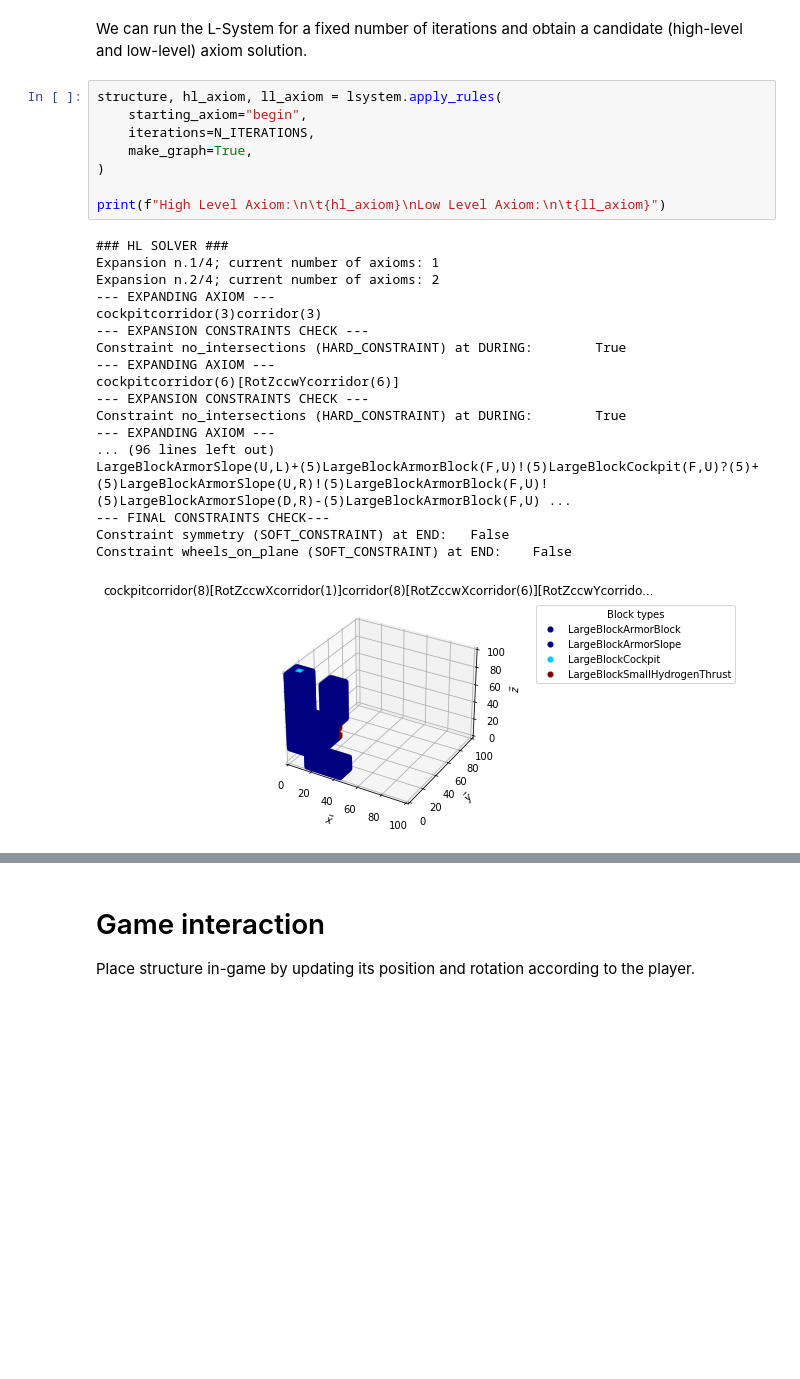
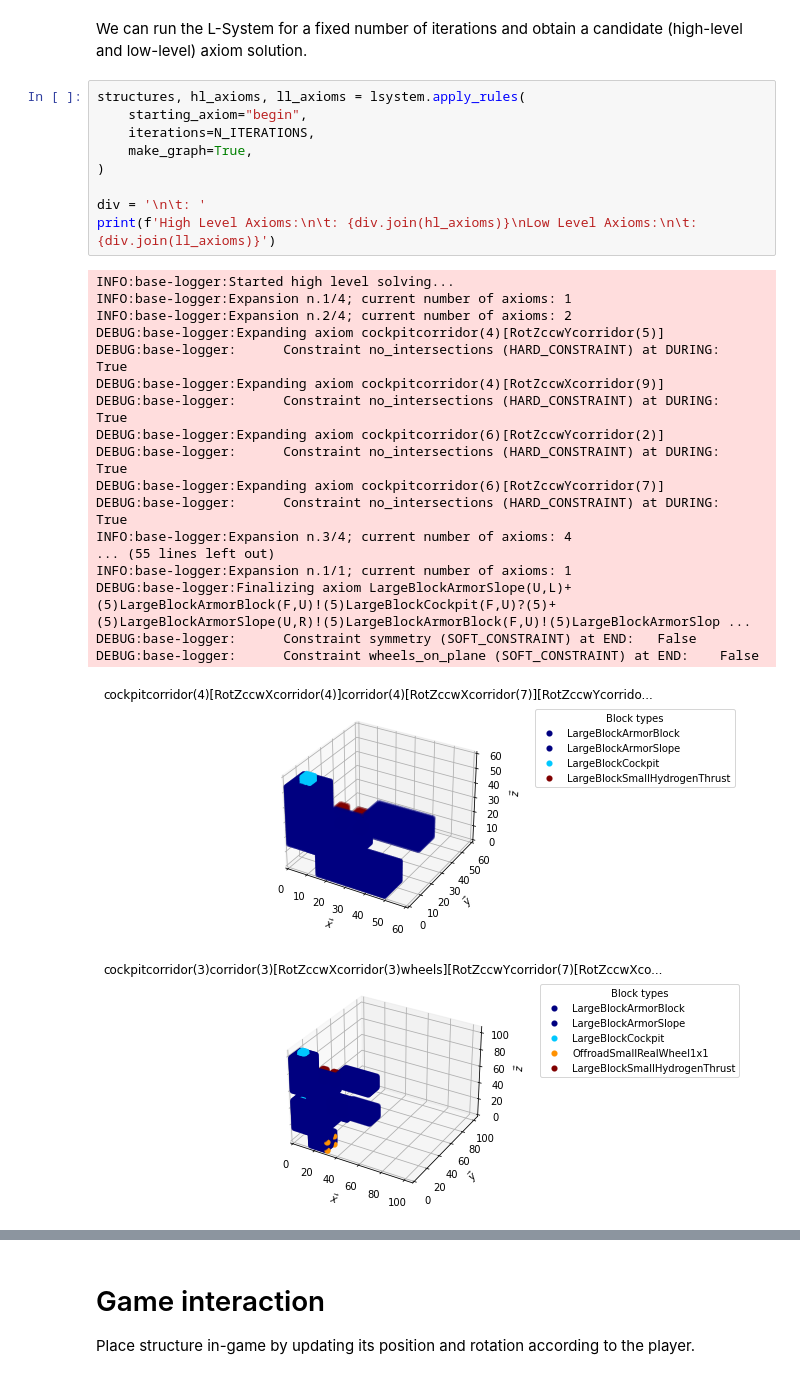
Before and after one commit to arayabrain/space-engineers-ai-spaceship-generator, a Jupyter notebook: l-system/l-system-demo.ipynb, the cells around one changed output, grey strips where cells are left out. Cells and saved outputs as stored; diff of their text form; blank space fills up the shorter version.

Commit message:
Update L-system
Update L-system to produce multiple sat axioms instead of just one.

```diff
--- a/l-system/l-system-demo.ipynb
+++ b/l-system/l-system-demo.ipynb
@@ -212,29 +218,31 @@ lsystem.add_ll_constraint(c=wopc)
 # %% [markdown]
 We can run the L-System for a fixed number of iterations and obtain a candidate (high-level and low-level) axiom solution.
 # %%
-structure, hl_axiom, ll_axiom = lsystem.apply_rules(
+structures, hl_axioms, ll_axioms = lsystem.apply_rules(
     starting_axiom="begin",
     iterations=N_ITERATIONS,
     make_graph=True,
 )
 
-print(f"High Level Axiom:\n\t{hl_axiom}\nLow Level Axiom:\n\t{ll_axiom}")
+div = '\n\t: '
+print(f'High Level Axioms:\n\t: {div.join(hl_axioms)}\nLow Level Axioms:\n\t: {div.join(ll_axioms)}')
 # %% [output]
-### HL SOLVER ###
-Expansion n.1/4; current number of axioms: 1
-Expansion n.2/4; current number of axioms: 2
---- EXPANDING AXIOM ---
-cockpitcorridor(3)corridor(3)
---- EXPANSION CONSTRAINTS CHECK ---
-Constraint no_intersections (HARD_CONSTRAINT) at DURING:        True
---- EXPANDING AXIOM ---
-cockpitcorridor(6)[RotZccwYcorridor(6)]
---- EXPANSION CONSTRAINTS CHECK ---
-Constraint no_intersections (HARD_CONSTRAINT) at DURING:        True
---- EXPANDING AXIOM ---
-... (96 lines left out)
-LargeBlockArmorSlope(U,L)+(5)LargeBlockArmorBlock(F,U)!(5)LargeBlockCockpit(F,U)?(5)+(5)LargeBlockArmorSlope(U,R)!(5)LargeBlockArmorBlock(F,U)!(5)LargeBlockArmorSlope(D,R)-(5)LargeBlockArmorBlock(F,U) ...
---- FINAL CONSTRAINTS CHECK---
-Constraint symmetry (SOFT_CONSTRAINT) at END:   False
-Constraint wheels_on_plane (SOFT_CONSTRAINT) at END:    False
+INFO:base-logger:Started high level solving...
+INFO:base-logger:Expansion n.1/4; current number of axioms: 1
+INFO:base-logger:Expansion n.2/4; current number of axioms: 2
+DEBUG:base-logger:Expanding axiom cockpitcorridor(4)[RotZccwYcorridor(5)]
+DEBUG:base-logger:      Constraint no_intersections (HARD_CONSTRAINT) at DURING:        True
+DEBUG:base-logger:Expanding axiom cockpitcorridor(4)[RotZccwXcorridor(9)]
+DEBUG:base-logger:      Constraint no_intersections (HARD_CONSTRAINT) at DURING:        True
+DEBUG:base-logger:Expanding axiom cockpitcorridor(6)[RotZccwYcorridor(2)]
+DEBUG:base-logger:      Constraint no_intersections (HARD_CONSTRAINT) at DURING:        True
+DEBUG:base-logger:Expanding axiom cockpitcorridor(6)[RotZccwYcorridor(7)]
+DEBUG:base-logger:      Constraint no_intersections (HARD_CONSTRAINT) at DURING:        True
+INFO:base-logger:Expansion n.3/4; current number of axioms: 4
+... (55 lines left out)
+INFO:base-logger:Expansion n.1/1; current number of axioms: 1
+DEBUG:base-logger:Finalizing axiom LargeBlockArmorSlope(U,L)+(5)LargeBlockArmorBlock(F,U)!(5)LargeBlockCockpit(F,U)?(5)+(5)LargeBlockArmorSlope(U,R)!(5)LargeBlockArmorBlock(F,U)!(5)LargeBlockArmorSlop ...
+DEBUG:base-logger:      Constraint symmetry (SOFT_CONSTRAINT) at END:   False
+DEBUG:base-logger:      Constraint wheels_on_plane (SOFT_CONSTRAINT) at END:    False
-[figure, old version]
+[figure, new version]
+[figure, added]
```
Also changed, not shown: parts of 3 cells of this notebook, 2 other files.
